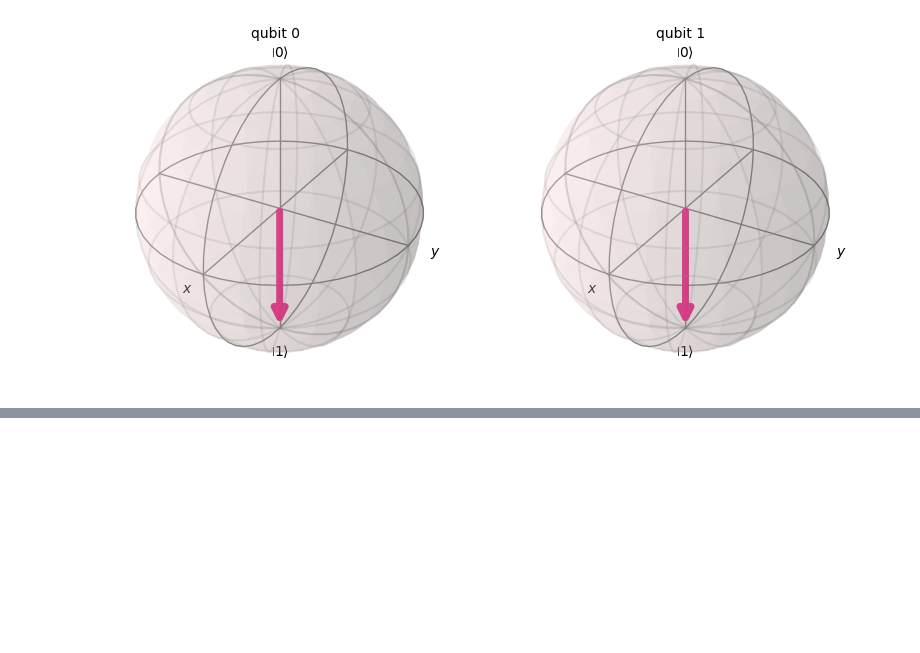
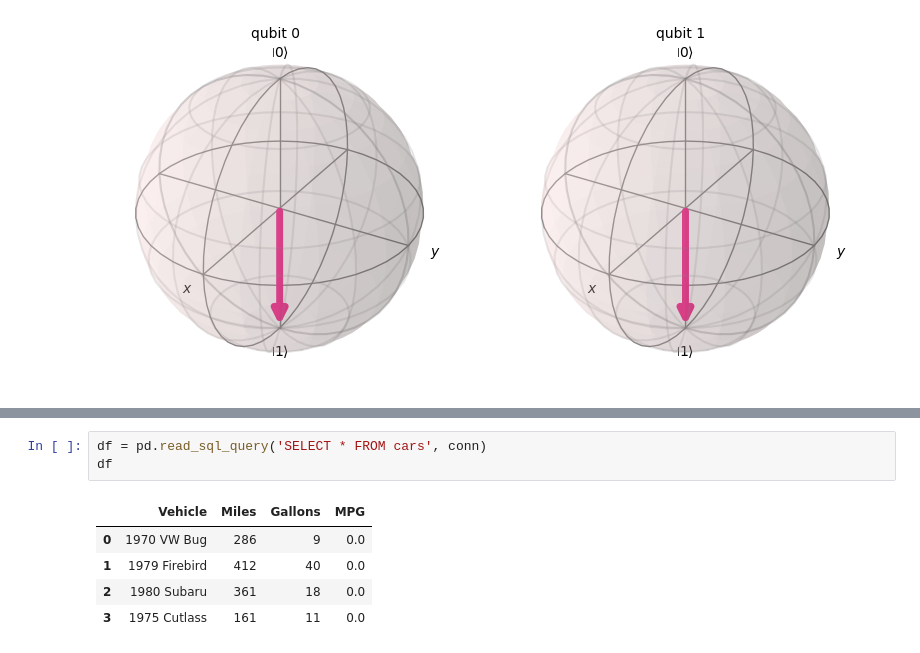
Before and after one commit to danielathome19/AP-Computer-Science-Principles, a Jupyter notebook: Notebooks/concepts.ipynb, the cells around one changed output, grey strips where cells are left out. Cells and saved outputs as stored; diff of their text form; blank space fills up the shorter version.

```diff
--- a/Notebooks/concepts.ipynb
+++ b/Notebooks/concepts.ipynb
@@ -356,0 +385,9 @@ plot_bloch_multivector(statevectors)
+# %%
+df = pd.read_sql_query('SELECT * FROM cars', conn)
+df
+# %% [output]
+|  | Vehicle | Miles | Gallons | MPG |
+| 0 | 1970 VW Bug | 286 | 9 | 0.0 |
+| 1 | 1979 Firebird | 412 | 40 | 0.0 |
+| 2 | 1980 Subaru | 361 | 18 | 0.0 |
+| 3 | 1975 Cutlass | 161 | 11 | 0.0 |
```
Also changed, not shown: parts of 7 cells of this notebook, 1 other file.
